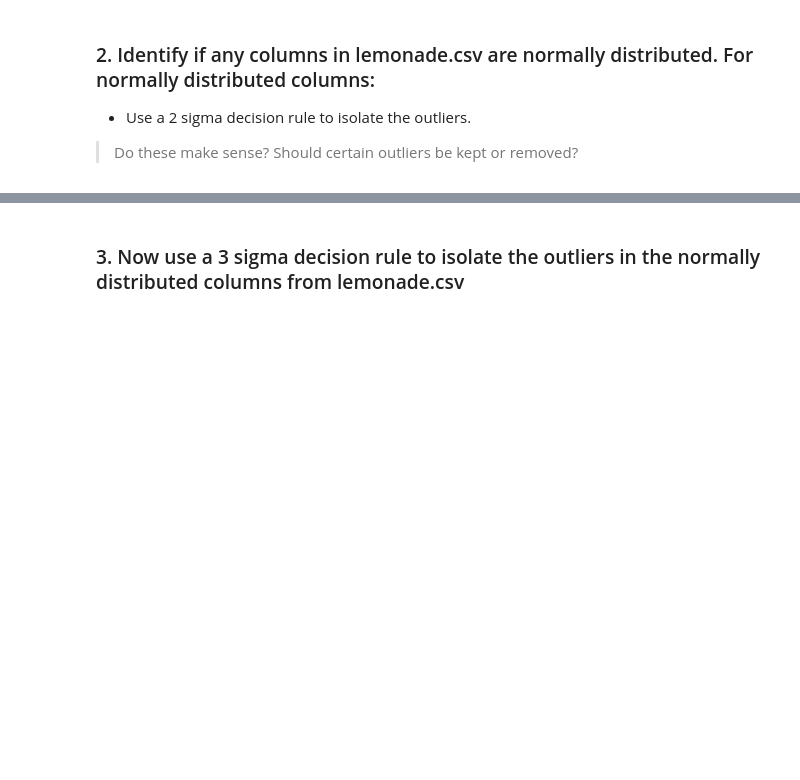
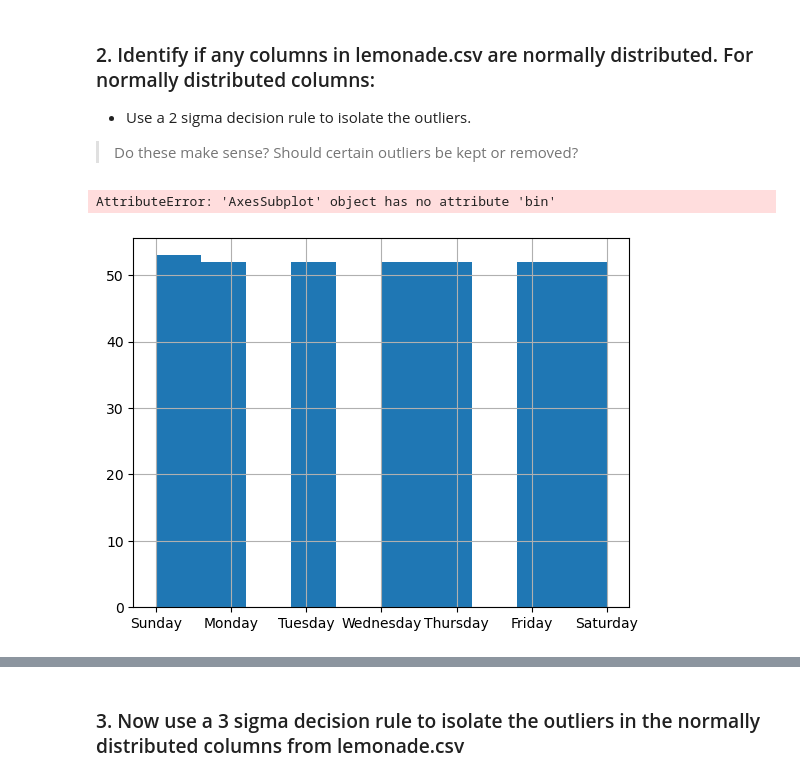
Before and after one commit to rosendo-lugo/anomaly-detection-exercises, a Jupyter notebook: continuous_probabilistic_methods.ipynb, the cells around one changed output, grey strips where cells are left out. Cells and saved outputs as stored; diff of their text form; code cells hidden in the pictures; blank space fills up the shorter version.

```diff
--- a/continuous_probabilistic_methods.ipynb
+++ b/continuous_probabilistic_methods.ipynb
@@ -144,3 +278,12 @@ def get_outliers_col(df):
 
 > Do these make sense?
 >Should certain outliers be kept or removed?
+# %%
+for col in df.columns:
+    # print(col)
+    df[col].hist()
+    plt.title(col)
+    plt.show
+# %% [output]
+AttributeError: 'AxesSubplot' object has no attribute 'bin'
+[figure, added]
```
Also changed, not shown: parts of 28 cells of this notebook, 4 other files.
